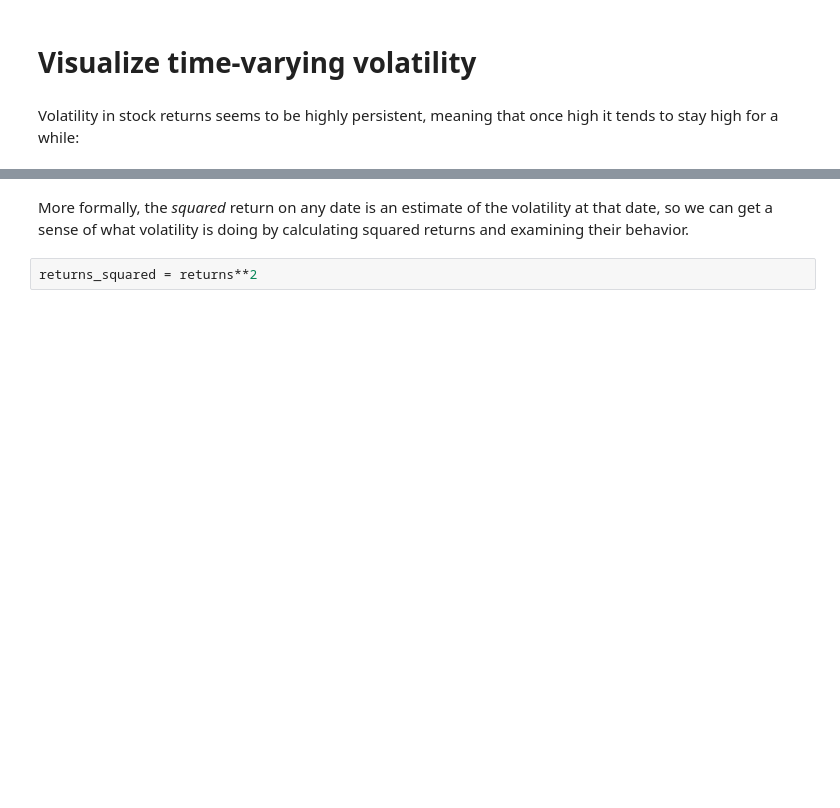
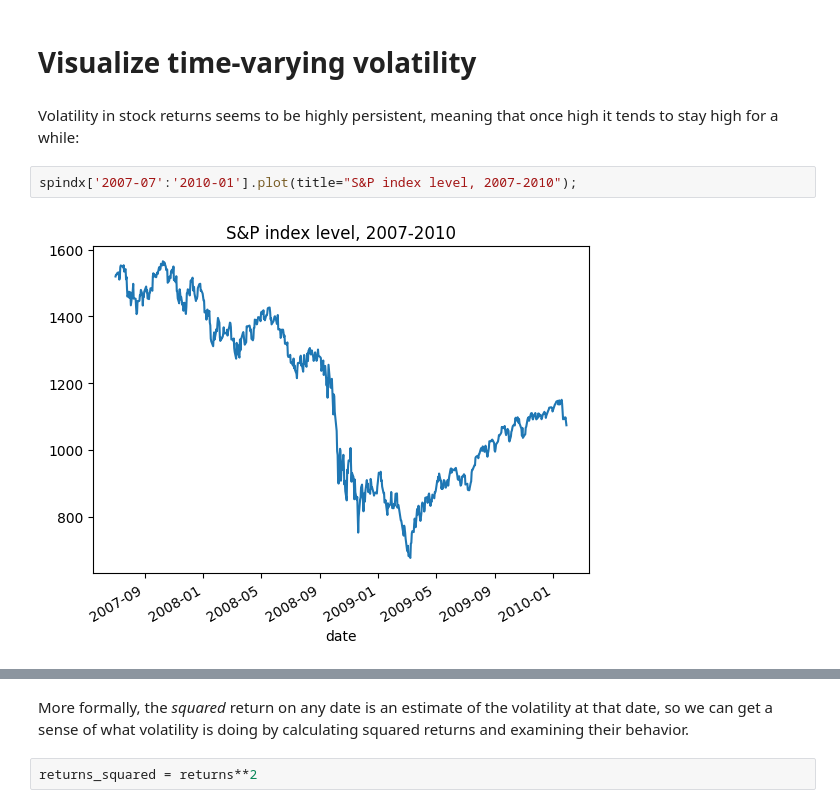
Before and after one commit to wgjm1986/FIN657, a Jupyter notebook: Week 7 and 8 - GARCH/Volatility modeling.ipynb, the cells around one changed output, grey strips where cells are left out. Cells and saved outputs as stored; diff of their text form; blank space fills up the shorter version.

```diff
--- a/Week 7 and 8 - GARCH/Volatility modeling.ipynb
+++ b/Week 7 and 8 - GARCH/Volatility modeling.ipynb
@@ -37,4 +38,8 @@ Done
 # Visualize time-varying volatility
 # %% [markdown]
 Volatility in stock returns seems to be highly persistent, meaning that once high it tends to stay high for a while:
+# %%
+spindx['2007-07':'2010-01'].plot(title="S&P index level, 2007-2010");
+# %% [output]
+[figure, added]
 # %%
```
Also changed, not shown: parts of 5 cells of this notebook, 1 other file.
